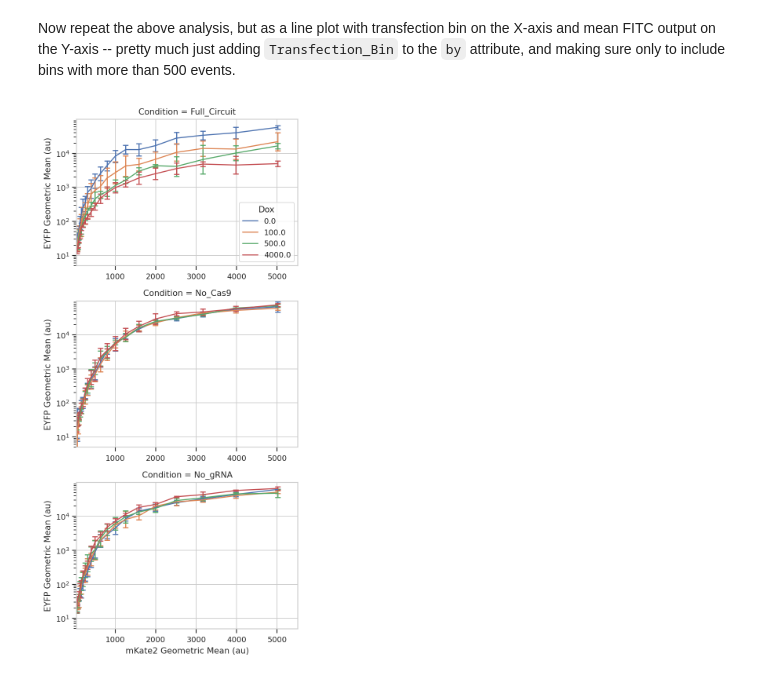
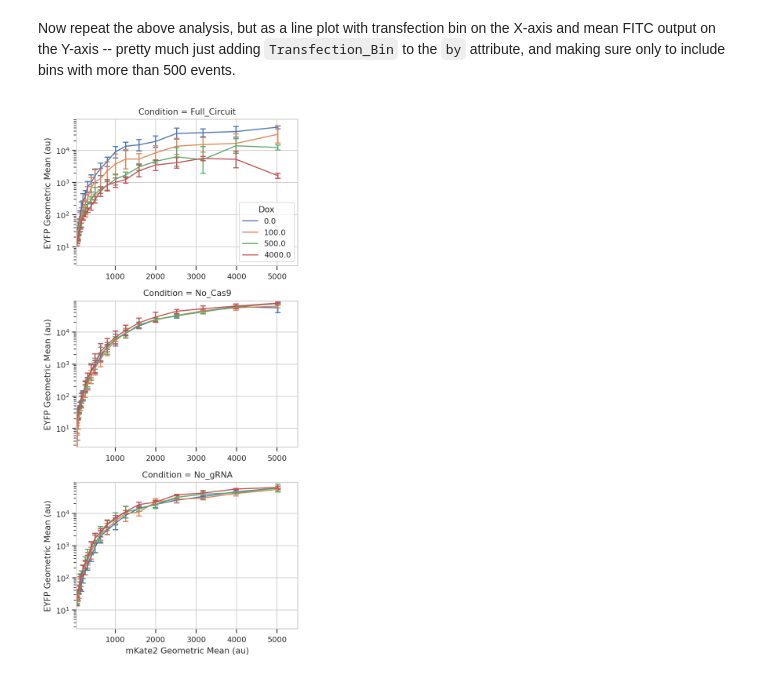
Before and after one commit to cytoflow/cytoflow-examples, a Jupyter notebook: kiani/Kiani Nature Methods 2014.ipynb, the cells around one changed output. Drawn from its saved outputs; the diff is of its cells as text; code cells hidden in the pictures.

Commit message:
update kiani, tasbe examples for new statistics

```diff
--- a/kiani/Kiani Nature Methods 2014.ipynb
+++ b/kiani/Kiani Nature Methods 2014.ipynb
@@ -187,47 +177,36 @@ flow.HistogramView(channel =  "PE-TxRed YG-A",
 # %% [markdown]
 Now repeat the above analysis, but as a line plot with transfection bin on the X-axis and mean FITC output on the Y-axis -- pretty much just adding ``Transfection_Bin`` to the ``by`` attribute, and making sure only to include bins with more than 500 events.
 # %%
-ex_stat = flow.ChannelStatisticOp(name = "FITC_mean",
-                                  channel = "FITC-A",
-                                  by = ["Condition", "Dox", "Transfection_Bin"],
-                                  function = flow.geom_mean,
-                                  subset = "Transfected == True &"
-                                           "Transfection_Bin_Count > 500",
-                                  fill = 0).apply(ex_bin)
+import pandas as pd
 
 ex_stat = flow.ChannelStatisticOp(name = "FITC_mean_by_replicate",
                                   channel = "FITC-A",
                                   by = ["Condition", "Dox", "Replicate", "Transfection_Bin"],
                                   function = flow.geom_mean,
-                                  subset = "Transfected == True &"
+                                  subset = "Transfected == True & "
                                            "Transfection_Bin_Count > 500",
-                                  fill = 0).apply(ex_stat)
+                                  fill = 0).apply(ex_bin)
 
 ex_stat = flow.TransformStatisticOp(name = "FITC_mean_sd",
                                     statistic = "FITC_mean_by_replicate",
+                                    feature = "FITC-A",
                                     by = ["Condition", "Dox", "Transfection_Bin"],
-                                    function = flow.geom_sd).apply(ex_stat)
+                                    function = lambda x: pd.Series({'Geo.Mean' : flow.geom_mean(x),
+                                                                    '*SD' : flow.geom_mean(x) * flow.geom_sd(x),
+                                                                    '/SD' : flow.geom_mean(x) / flow.geom_sd(x)})).apply(ex_stat)
 
-# merge the stats using pandas ufuncs
-df = pd.DataFrame({'Geo.Mean' : ex_stat.statistics['FITC_mean']["FITC-A"],
-                   '*SD' : ex_stat.statistics['FITC_mean']["FITC-A"].multiply(ex_stat.statistics['FITC_mean_sd']["FITC-A"]),
-                   '/SD' : ex_stat.statistics['FITC_mean']["FITC-A"].divide(ex_stat.statistics['FITC_mean_sd']["FITC-A"])})
-
-# Experiment.statistics is just a dictionary mapping strings to pandas.DataFrames. no magic.
-ex_stat.statistics['FITC_mean_and_sd'] = df
-
-flow.Stats1DView(statistic = "FITC_mean_and_sd",
+flow.Stats1DView(statistic = "FITC_mean_sd",
                  variable = "Transfection_Bin",
+                 variable_scale = 'linear',
                  feature = "Geo.Mean",
                  error_low = "/SD",
                  error_high = "*SD",
+                 scale = "log",
                  huefacet = "Dox",
-                 variable_scale = 'linear',
-                 scale = 'log',
                  yfacet = "Condition").plot(ex_stat,
                                             xlabel = 'mKate2 Geometric Mean (au)',
                                             ylabel = 'EYFP Geometric Mean (au)',
                                             sharex = False,
                                             capsize = 3)
 # %% [output]
-[figure, old version]
+[figure, new version]
```
Also changed, not shown: parts of 2 cells of this notebook, 1 other file.
